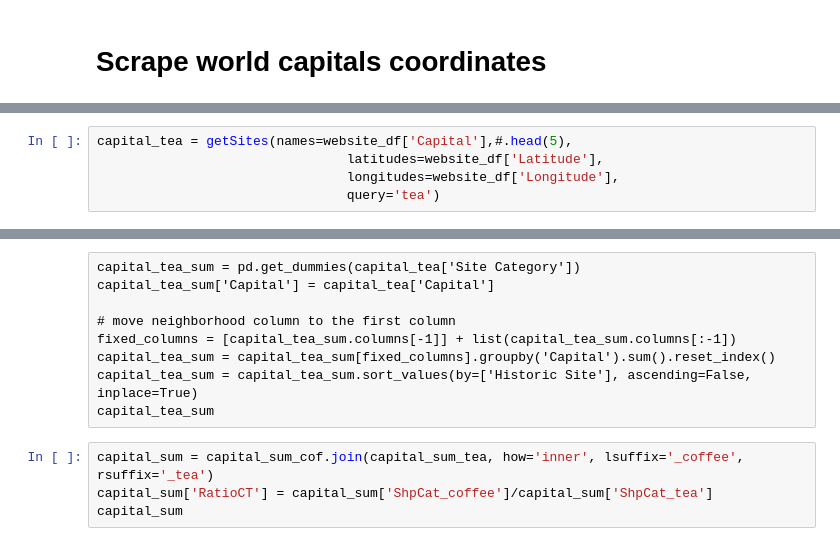
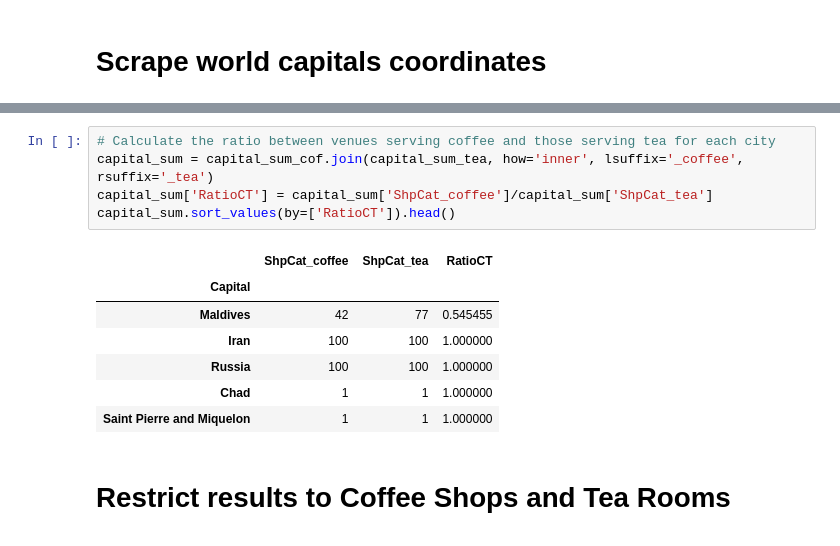
Before and after one commit to PAmerikanos/Coursera_Capstone, a Jupyter notebook: The Battle of Neighborhoods.ipynb, the cells around one changed output, grey strips where cells are left out. Cells and saved outputs as stored; diff of their text form.

```diff
--- a/The Battle of Neighborhoods.ipynb
+++ b/The Battle of Neighborhoods.ipynb
@@ -202,6 +220 @@ capital_sum_cof.drop(columns=['CptLat','CptLon','Shop','ShpLat','ShpLon'], inpla
-# %%
-capital_tea = getSites(names=website_df['Capital'],#.head(5),
-                                latitudes=website_df['Latitude'],
-                                longitudes=website_df['Longitude'],
-                                query='tea')
 # %%
@@ -221,13 +233,15 @@ capital_cof_sum
-# %% [raw]
-capital_tea_sum = pd.get_dummies(capital_tea['Site Category'])
-capital_tea_sum['Capital'] = capital_tea['Capital']
-
-# move neighborhood column to the first column
-fixed_columns = [capital_tea_sum.columns[-1]] + list(capital_tea_sum.columns[:-1])
-capital_tea_sum = capital_tea_sum[fixed_columns].groupby('Capital').sum().reset_index()
-capital_tea_sum = capital_tea_sum.sort_values(by=['Historic Site'], ascending=False, inplace=True)
-capital_tea_sum
 # %%
+# Calculate the ratio between venues serving coffee and those serving tea for each city
 capital_sum = capital_sum_cof.join(capital_sum_tea, how='inner', lsuffix='_coffee', rsuffix='_tea')
 capital_sum['RatioCT'] = capital_sum['ShpCat_coffee']/capital_sum['ShpCat_tea']
-capital_sum
+capital_sum.sort_values(by=['RatioCT']).head()
+# %% [output]
+|  | ShpCat_coffee | ShpCat_tea | RatioCT |
+| Capital |  |  |  |
+| Maldives | 42 | 77 | 0.545455 |
+| Iran | 100 | 100 | 1.000000 |
+| Russia | 100 | 100 | 1.000000 |
+| Chad | 1 | 1 | 1.000000 |
+| Saint Pierre and Miquelon | 1 | 1 | 1.000000 |
+# %% [markdown]
+<H1>Restrict results to Coffee Shops and Tea Rooms
```
Also changed, not shown: parts of 39 cells of this notebook.
